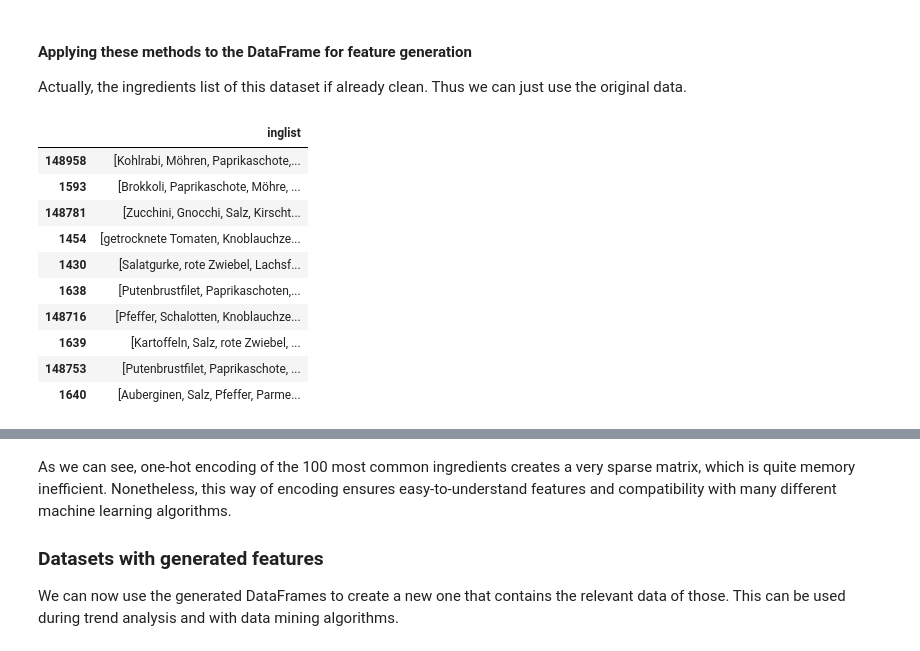
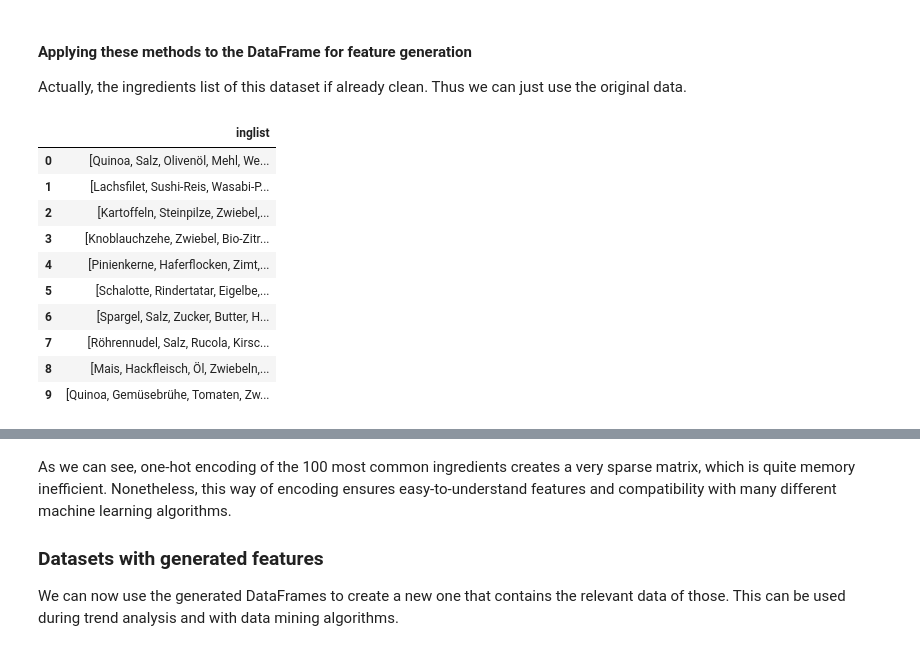
Before and after one commit to tbuz/RecipeScraper, a Jupyter notebook: Detailed_Analysis_Eatsmarter.ipynb, the cells around one changed output, grey strips where cells are left out. Saved outputs shown, nothing was run; the diff lists cells and outputs as text; code cells hidden in the pictures.

```diff
--- a/Detailed_Analysis_Eatsmarter.ipynb
+++ b/Detailed_Analysis_Eatsmarter.ipynb
@@ -1136,22 +1130,22 @@ Thus we can just use the original data.
 # %%
 # Creating a new data frame, because the features will be high-dimensional
 ingredf = pd.DataFrame()
-ingredf['inglist'] = clickdf['ingredients']
-ingredf.index = clickdf.index
+ingredf['inglist'] = eatdf['ingredients']
+ingredf.index = eatdf.index
 
 ingredf.head(10)
 # %% [output]
 |  | inglist |
-| 148958 | [Kohlrabi, Möhren, Paprikaschote,... |
-| 1593 | [Brokkoli, Paprikaschote, Möhre, ... |
-| 148781 | [Zucchini, Gnocchi, Salz, Kirscht... |
-| 1454 | [getrocknete Tomaten, Knoblauchze... |
-| 1430 | [Salatgurke, rote Zwiebel, Lachsf... |
-| 1638 | [Putenbrustfilet, Paprikaschoten,... |
-| 148716 | [Pfeffer, Schalotten, Knoblauchze... |
-| 1639 | [Kartoffeln, Salz, rote Zwiebel, ... |
-| 148753 | [Putenbrustfilet, Paprikaschote, ... |
-| 1640 | [Auberginen, Salz, Pfeffer, Parme... |
+| 0 | [Quinoa, Salz, Olivenöl, Mehl, We... |
+| 1 | [Lachsfilet, Sushi-Reis, Wasabi-P... |
+| 2 | [Kartoffeln, Steinpilze, Zwiebel,... |
+| 3 | [Knoblauchzehe, Zwiebel, Bio-Zitr... |
+| 4 | [Pinienkerne, Haferflocken, Zimt,... |
+| 5 | [Schalotte, Rindertatar, Eigelbe,... |
+| 6 | [Spargel, Salz, Zucker, Butter, H... |
+| 7 | [Röhrennudel, Salz, Rucola, Kirsc... |
+| 8 | [Mais, Hackfleisch, Öl, Zwiebeln,... |
+| 9 | [Quinoa, Gemüsebrühe, Tomaten, Zw... |
 # %%
 # Optional: Encode with 1,000 most common ingredients instead of 100:
 # ingredf1000 = ingredf
```
Also changed, not shown: parts of 27 cells of this notebook, 13 other files.
